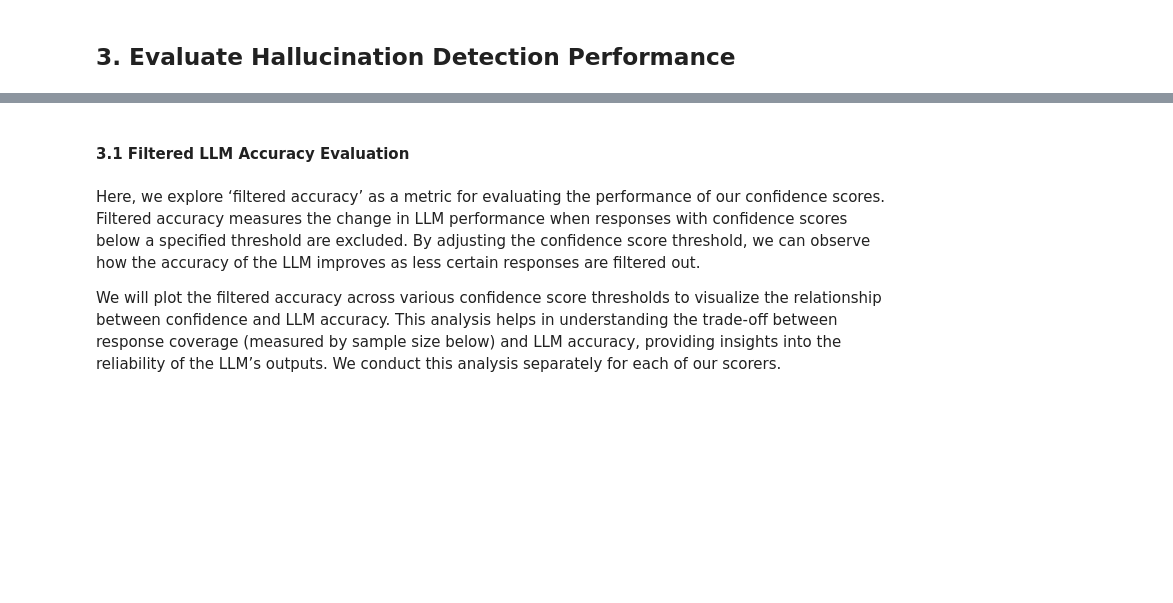
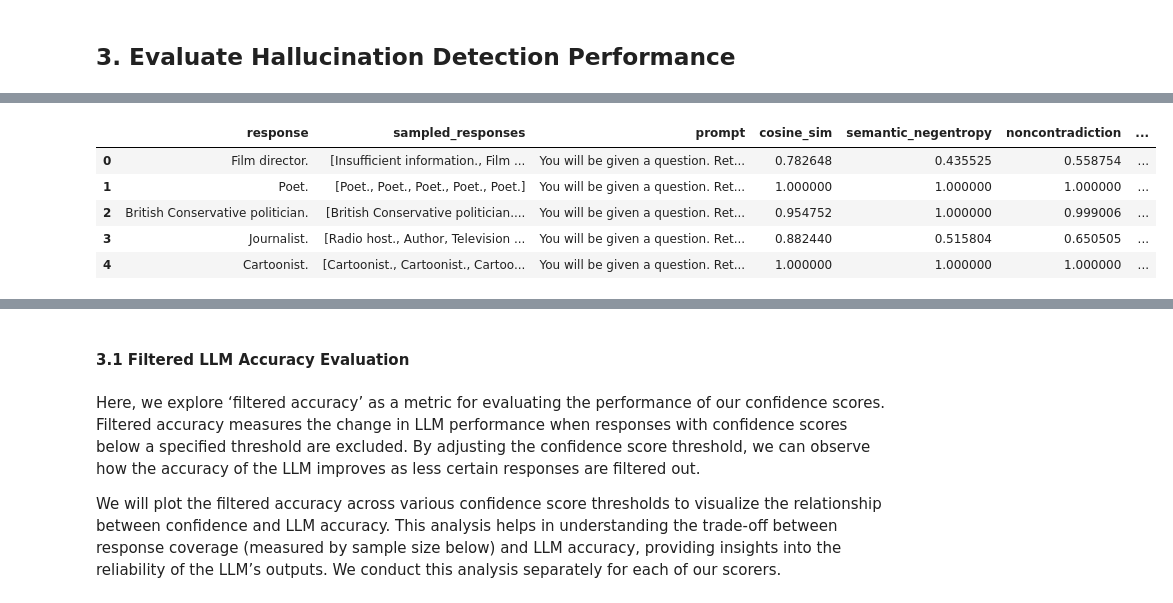
Before and after one commit to nagyist/uqlm, a Jupyter notebook: examples/black_box_demo.ipynb, the cells around one changed output, grey strips where cells are left out. Saved outputs shown, nothing was run; the diff lists cells and outputs as text; code cells hidden in the pictures; blank space fills up the shorter version.

```diff
--- a/examples/black_box_demo.ipynb
+++ b/examples/black_box_demo.ipynb
@@ -351,3 +328,15 @@ result_df.head(5)
+# %%
+# grade orinal responses against the answer key using the grader
+result_df["response_correct"] = await grader.grade_responses(prompts=popqa["question"].to_list(), responses=result_df["response"].to_list(), answers=popqa["answer"].to_list())
+result_df["answer"] = popqa["answer"]
+result_df.head(5)
+# %% [output]
+|  | response | sampled_responses | prompt | cosine_sim | semantic_negentropy | noncontradiction | ... |
+| 0 | Film director. | [Insufficient information., Film ... | You will be given a question. Ret... | 0.782648 | 0.435525 | 0.558754 | ... |
+| 1 | Poet. | [Poet., Poet., Poet., Poet., Poet.] | You will be given a question. Ret... | 1.000000 | 1.000000 | 1.000000 | ... |
+| 2 | British Conservative politician. | [British Conservative politician.... | You will be given a question. Ret... | 0.954752 | 1.000000 | 0.999006 | ... |
+| 3 | Journalist. | [Radio host., Author, Television ... | You will be given a question. Ret... | 0.882440 | 0.515804 | 0.650505 | ... |
+| 4 | Cartoonist. | [Cartoonist., Cartoonist., Cartoo... | You will be given a question. Ret... | 1.000000 | 1.000000 | 1.000000 | ... |
 # %%
 print(f"""Baseline LLM accuracy: {np.mean(result_df["response_correct"])}""")
 # %% [output]
```
Also changed, not shown: parts of 12 cells of this notebook, 3 other files.
